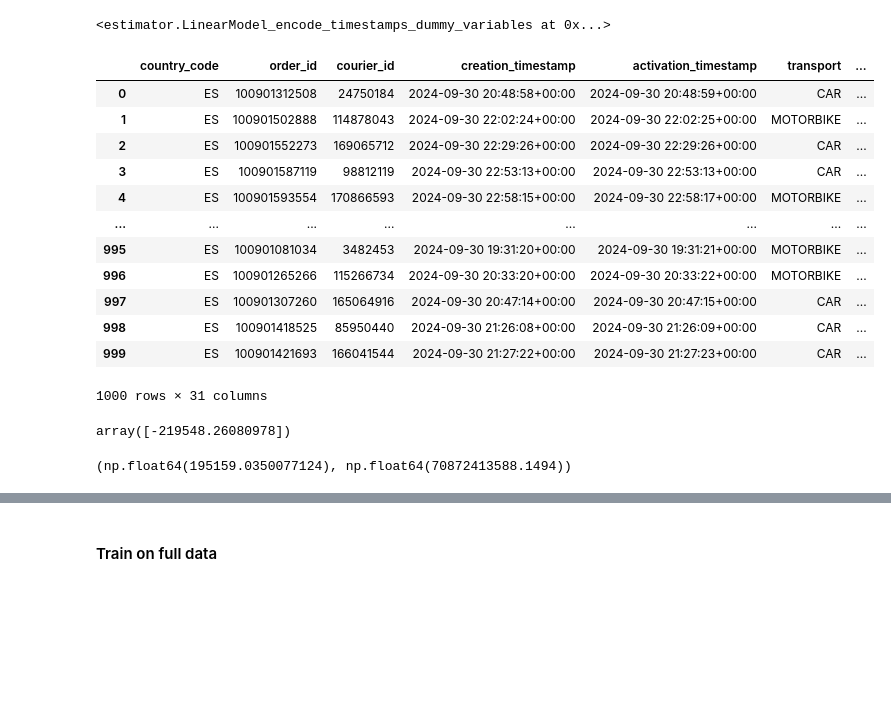
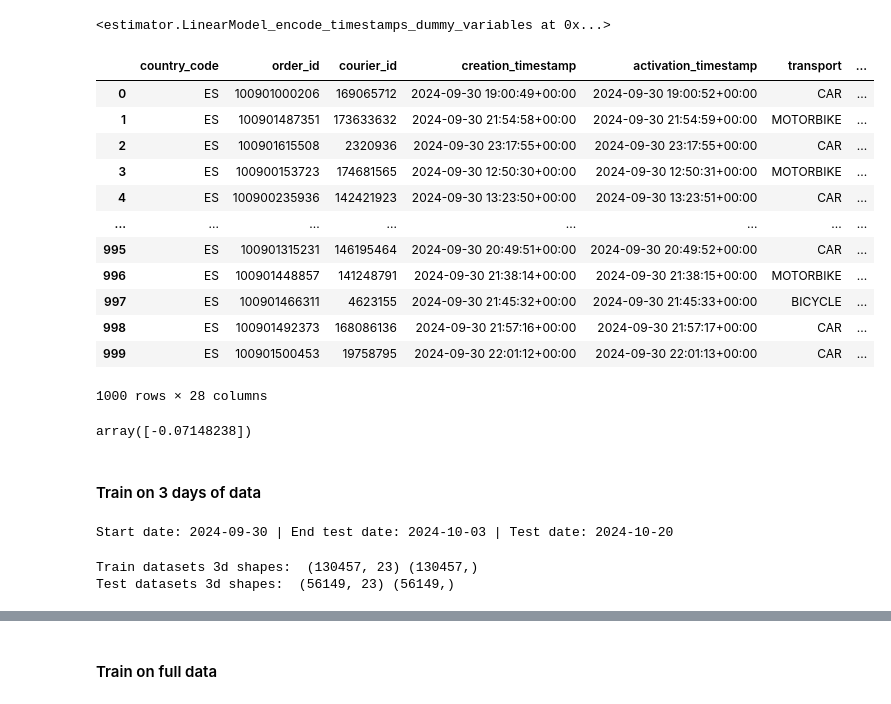
Before and after one commit to AngieC96/pickup-to-delivery-overall, a Jupyter notebook: 2_Models comparison.ipynb, the cells around one changed output, grey strips where cells are left out. Cells and saved outputs as stored; diff of their text form; code cells hidden in the pictures; blank space fills up the shorter version.

```diff
--- a/2_Models comparison.ipynb
+++ b/2_Models comparison.ipynb
@@ -3,20 +3,16 @@
 # %%
 import os
 import sys
-import time
-import shutil
+import datetime
 import pandas as pd
+pd.options.display.float_format = '{:.2f}'.format
 import numpy as np
 import pickle
-import matplotlib.pyplot as plt
-from haversine import haversine, Unit
-from sklearn.metrics.pairwise import haversine_distances, manhattan_distances
-from sklearn.model_selection import train_test_split, cross_val_score
 
 sys.path.insert(0, os.path.expanduser('./'))
 import query_runner as qr
 import utils
-from estimator import BaselineModel_sum, BaselineModel_mean, LinearModel_encode_timestamps_dummy_variables, LinearModel_encode_timestamps_cyclical
+from estimator import BaselineModel_sum, BaselineModel_mean, LinearModel_encode_timestamps_dummy_variables, LinearModelSGD_encode_timestamps_dummy_variables, LinearModel_encode_timestamps_cyclical
 # %%
 base_query_path = './queries/'
 dwh_config, livedb_config, parameters_config = utils.load_config(config_file='./config.ini')
@@ -233,39 +257,57 @@ y_train_smaller = y_train.head(1000)
 # %% [markdown]
 ### LinearModel_encodingdummyvariables
 # %%
-model_linear = LinearModel_encode_timestamps_dummy_variables()
-model_linear.fit(X_train_smaller, y_train_smaller)
-# model_linear.fit(X_train, y_train)
+model_linear_smaller = LinearModel_encode_timestamps_dummy_variables()
+model_linear_smaller.fit(X_train_smaller, y_train_smaller)
 # %% [output]
 INFO:root:Starting to encode variables
 INFO:root:Finished to encode variables. Starting to fit the model
 INFO:root:Finished training the model
 <estimator.LinearModel_encode_timestamps_dummy_variables at 0x...>
 # %%
-X_test_expanded3 = X_train_smaller.copy()
-X_test_expanded3['y_test_predicted'] = model_linear.predict(X_test_expanded3)
-X_test_expanded3['y_test'] = (X_test_expanded3['delivery_entering_timestamp'] - X_test_expanded3['pickup_timestamp']).dt.total_seconds()
-X_test_expanded3['diff'] = X_test_expanded3['y_test_predicted'] - X_test_expanded3['y_test']
-X_test_expanded3
+X_test_expanded = X_train_smaller.copy()
+X_test_expanded['y_test_predicted'] = model_linear_smaller.predict(X_test_expanded)
+X_test_expanded['y_test'] = (X_test_expanded['delivery_entering_timestamp'] - X_test_expanded['pickup_timestamp']).dt.total_seconds()
+X_test_expanded['diff'] = X_test_expanded['y_test_predicted'] - X_test_expanded['y_test']
+X_test_expanded
 # %% [output]
 |  | country_code | order_id | courier_id | creation_timestamp | activation_timestamp | transport | ... |
-| 0 | ES | 100901312508 | 24750184 | 2024-09-30 20:48:58+00:00 | 2024-09-30 20:48:59+00:00 | CAR | ... |
-| 1 | ES | 100901502888 | 114878043 | 2024-09-30 22:02:24+00:00 | 2024-09-30 22:02:25+00:00 | MOTORBIKE | ... |
-| 2 | ES | 100901552273 | 169065712 | 2024-09-30 22:29:26+00:00 | 2024-09-30 22:29:26+00:00 | CAR | ... |
-| 3 | ES | 100901587119 | 98812119 | 2024-09-30 22:53:13+00:00 | 2024-09-30 22:53:13+00:00 | CAR | ... |
-| 4 | ES | 100901593554 | 170866593 | 2024-09-30 22:58:15+00:00 | 2024-09-30 22:58:17+00:00 | MOTORBIKE | ... |
+| 0 | ES | 100901000206 | 169065712 | 2024-09-30 19:00:49+00:00 | 2024-09-30 19:00:52+00:00 | CAR | ... |
+| 1 | ES | 100901487351 | 173633632 | 2024-09-30 21:54:58+00:00 | 2024-09-30 21:54:59+00:00 | MOTORBIKE | ... |
+| 2 | ES | 100901615508 | 2320936 | 2024-09-30 23:17:55+00:00 | 2024-09-30 23:17:55+00:00 | CAR | ... |
+| 3 | ES | 100900153723 | 174681565 | 2024-09-30 12:50:30+00:00 | 2024-09-30 12:50:31+00:00 | MOTORBIKE | ... |
+| 4 | ES | 100900235936 | 142421923 | 2024-09-30 13:23:50+00:00 | 2024-09-30 13:23:51+00:00 | CAR | ... |
 | ... | ... | ... | ... | ... | ... | ... | ... |
-| 995 | ES | 100901081034 | 3482453 | 2024-09-30 19:31:20+00:00 | 2024-09-30 19:31:21+00:00 | MOTORBIKE | ... |
-| 996 | ES | 100901265266 | 115266734 | 2024-09-30 20:33:20+00:00 | 2024-09-30 20:33:22+00:00 | MOTORBIKE | ... |
-| 997 | ES | 100901307260 | 165064916 | 2024-09-30 20:47:14+00:00 | 2024-09-30 20:47:15+00:00 | CAR | ... |
-| 998 | ES | 100901418525 | 85950440 | 2024-09-30 21:26:08+00:00 | 2024-09-30 21:26:09+00:00 | CAR | ... |
-| 999 | ES | 100901421693 | 166041544 | 2024-09-30 21:27:22+00:00 | 2024-09-30 21:27:23+00:00 | CAR | ... |
+| 995 | ES | 100901315231 | 146195464 | 2024-09-30 20:49:51+00:00 | 2024-09-30 20:49:52+00:00 | CAR | ... |
+| 996 | ES | 100901448857 | 141248791 | 2024-09-30 21:38:14+00:00 | 2024-09-30 21:38:15+00:00 | MOTORBIKE | ... |
+| 997 | ES | 100901466311 | 4623155 | 2024-09-30 21:45:32+00:00 | 2024-09-30 21:45:33+00:00 | BICYCLE | ... |
+| 998 | ES | 100901492373 | 168086136 | 2024-09-30 21:57:16+00:00 | 2024-09-30 21:57:17+00:00 | CAR | ... |
+| 999 | ES | 100901500453 | 19758795 | 2024-09-30 22:01:12+00:00 | 2024-09-30 22:01:13+00:00 | CAR | ... |
-1000 rows × 31 columns
+1000 rows × 28 columns
 # %%
-model_linear.predict(X_test.iloc[[0]])
+model_linear_smaller.predict(X_test.iloc[[0]])
 # %% [output]
-array([-219548.26080978])
+array([-0.07148238])
-# %%
-model_linear.evaluate(X_test, y_test)
-# %% [output]
-(np.float64(195159.0350077124), np.float64(70872413588.1494))
+# %% [markdown]
+#### Train on 3 days of data
+# %%
+# We take the last week of the dataset to test the model
+days_for_train = 3
+days_for_test = 1
+end_train_date = pd.to_datetime(start_date) + pd.Timedelta(days=days_for_train)
+end_train_date = end_train_date.strftime("%Y-%m-%d")
+print(f'Start date: {start_date} | End test date: {end_train_date} | Test date: {end_date}')
+# %% [output]
+Start date: 2024-09-30 | End test date: 2024-10-03 | Test date: 2024-10-20
+# %%
+X_train_3d = pd.read_parquet("data/parquet/dataframe.parquet/", filters=[('creation_date', '<', end_train_date)])
+y_train_3d = X_train_3d['delivery_entering_timestamp'] - X_train_3d['pickup_timestamp']
+y_train_3d = pd.Series(y_train_3d, name='pickup_to_delivery')
+X_test_3d = pd.read_parquet("data/parquet/dataframe.parquet", filters=[('creation_date', '=', end_date)])
+y_test_3d = (X_test_3d['delivery_entering_timestamp'] - X_test_3d['pickup_timestamp']).dt.total_seconds()
+y_test_3d = pd.Series(y_test_3d, dtype=np.float64, name='pickup_to_delivery')
+print("Train datasets 3d shapes: ", X_train_3d.shape, y_train_3d.shape)
+print("Test datasets 3d shapes: ", X_test_3d.shape, y_test_3d.shape)
+# %% [output]
+Train datasets 3d shapes:  (130457, 23) (130457,)
+Test datasets 3d shapes:  (56149, 23) (56149,)
```
Also changed, not shown: parts of 63 cells of this notebook, 2 other files.
